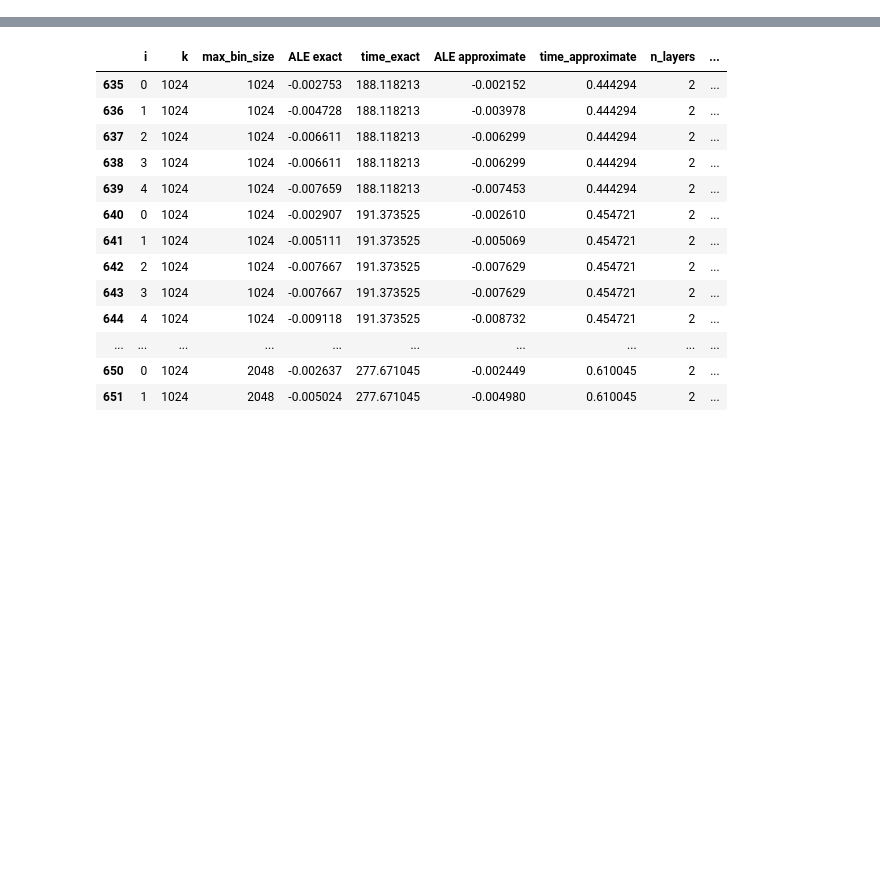
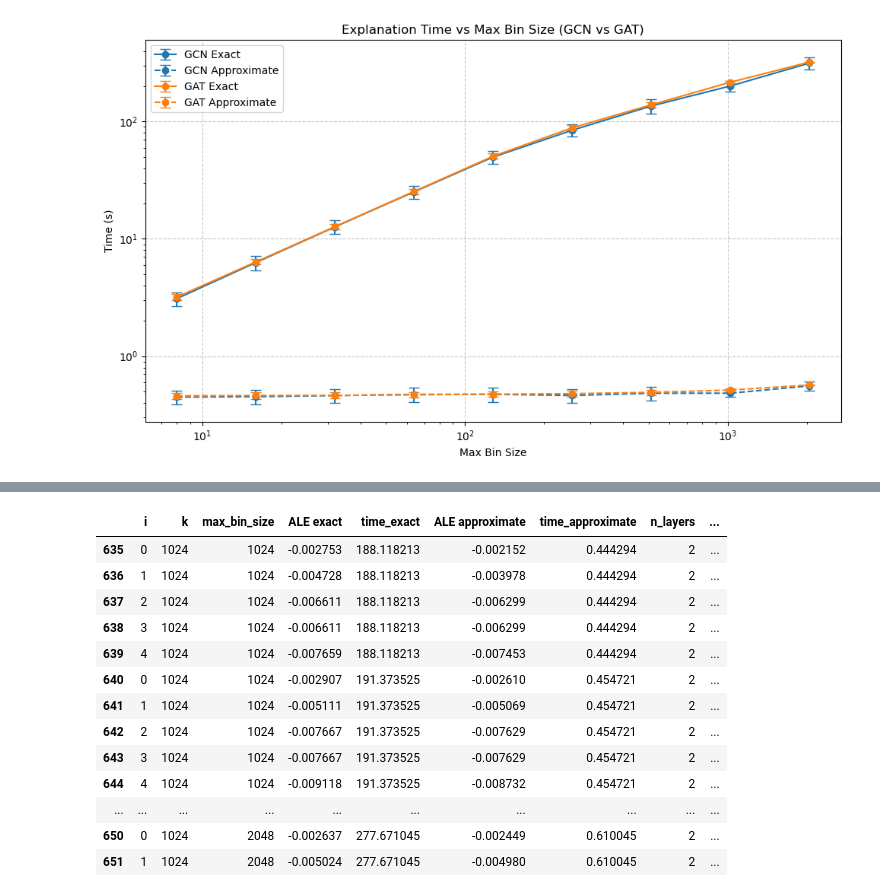
Before and after one commit to Kaczyniec/ALE-and-GNNs, a Jupyter notebook: analysis/scalability_analysis.ipynb, the cells around one changed output, grey strips where cells are left out. Saved outputs shown, nothing was run; the diff lists cells and outputs as text; code cells hidden in the pictures; blank space fills up the shorter version.

```diff
--- a/analysis/scalability_analysis.ipynb
+++ b/analysis/scalability_analysis.ipynb
@@ -5,3 +6,6 @@ df = pd.read_csv('/home/pkaczyns/Code/ALE-and-GNNs/data/citations/ALE_scalabilit
+# %%
+import numpy as np
+dfgcn['trial'] = np.floor(dfgcn.index/5)
 # %%
 df2 = pd.read_csv('/home/pkaczyns/Code/ALE-and-GNNs/data/citations/ALE_scalability_GCN.csv', header=None, names=['i', 'k', 'max_bin_size', 'ALE exact', 'time_exact', 'ALE approximate', 'time_approximate', 'n_layers', 'hidden_size', 'no_exp', 'trial'])
 # %%
@@ -82,3 +13,98 @@ plt.show()
+# %%
+import matplotlib.pyplot as plt
+import pandas as pd
+
+# 1. DATA PROCESSING FUNCTION
+# ---------------------------------------------------------
+def get_plot_stats(df):
+    """
+    Collapses experiment rows and calculates mean/std
+    per max_bin_size.
+    """
+    # Step A: Aggregate per experiment
+    # Group by bin_size and experiment number, taking the mean of time columns
+    per_experiment = df.groupby(['max_bin_size', 'no_exp'])[['time_exact', 'time_approximate']].mean().reset_index()
+
+    # Step B: Calculate Mean and Error (Std Dev) across the different models
+    stats = per_experiment.groupby('max_bin_size')[['time_exact', 'time_approximate']].agg(['mean', 'std'])
+
+    # Fill NaN standard deviations with 0
+    return stats.fillna(0)
+
+# Process both DataFrames
+gcn_stats = get_plot_stats(dfgcn)
+gat_stats = get_plot_stats(dfgat)
+
+# 2. PLOTTING
+# ---------------------------------------------------------
+plt.figure(figsize=(10, 6))
+
+# --- PLOT GCN (Blue) ---
+# GCN Exact (Solid Line)
+plt.errorbar(
+    gcn_stats.index,
+    gcn_stats['time_exact']['mean'],
+    yerr=gcn_stats['time_exact']['std'],
+    fmt='o',              # Marker style
+    linestyle='-',        # Solid line
+    capsize=5,
+    label='GCN Exact',
+    color='tab:blue'
+)
+
+# GCN Approximate (Dashed Line)
+plt.errorbar(
+    gcn_stats.index,
+    gcn_stats['time_approximate']['mean'],
+    yerr=gcn_stats['time_approximate']['std'],
+    fmt='o',              # Marker style
+    linestyle='--',       # Dashed line
+    capsize=5,
+    label='GCN Approximate',
+    color='tab:blue'
+)
+
+# --- PLOT GAT (Orange) ---
+# GAT Exact (Solid Line)
+plt.errorbar(
+    gat_stats.index,
+    gat_stats['time_exact']['mean'],
+    yerr=gat_stats['time_exact']['std'],
+    fmt='o',              # Marker style
+    linestyle='-',        # Solid line
+    capsize=5,
+    label='GAT Exact',
+    color='tab:orange'
+)
+
+# GAT Approximate (Dashed Line)
+plt.errorbar(
+    gat_stats.index,
+    gat_stats['time_approximate']['mean'],
+    yerr=gat_stats['time_approximate']['std'],
+    fmt='o',              # Marker style
+    linestyle='--',       # Dashed line
+    capsize=5,
+    label='GAT Approximate',
+    color='tab:orange'
+)
+
+# 3. FORMATTING
+# ---------------------------------------------------------
+plt.xlabel('Max Bin Size')
+plt.ylabel('Time (s)')
+plt.title('Explanation Time vs Max Bin Size (GCN vs GAT)')
+
+# Log scales for both axes as requested by the style of the previous plot
+plt.yscale('log')
+plt.xscale('log')
+
+plt.grid(True, linestyle='--', alpha=0.7)
+plt.legend()
+plt.tight_layout()
+plt.show()
+# %% [output]
+[figure, added]
 # %%
 import numpy as np
 df['explanation'] = np.floor(df.index/5)
```
Also changed, not shown: parts of 21 cells of this notebook, 7 other files.
